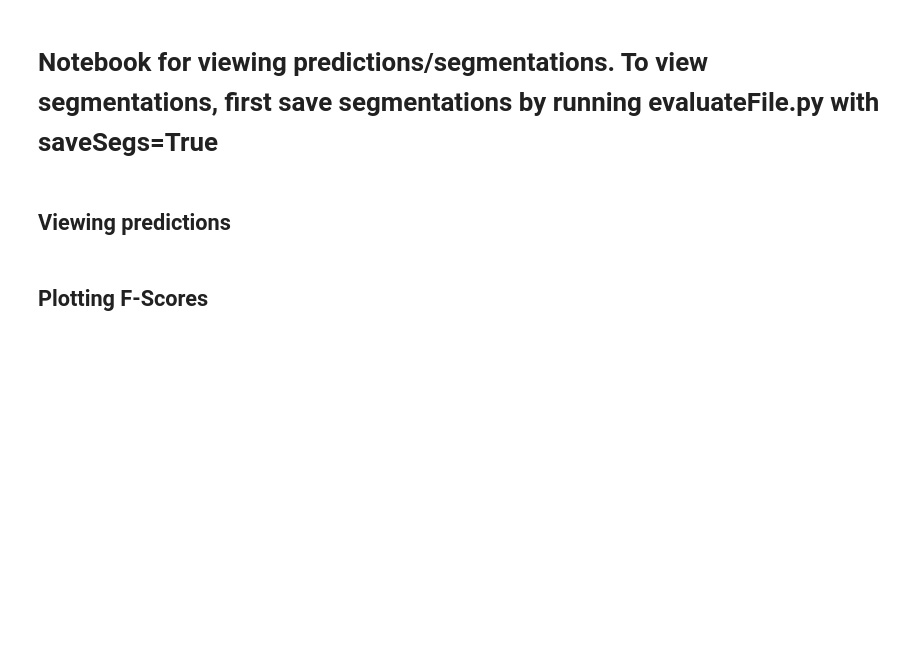
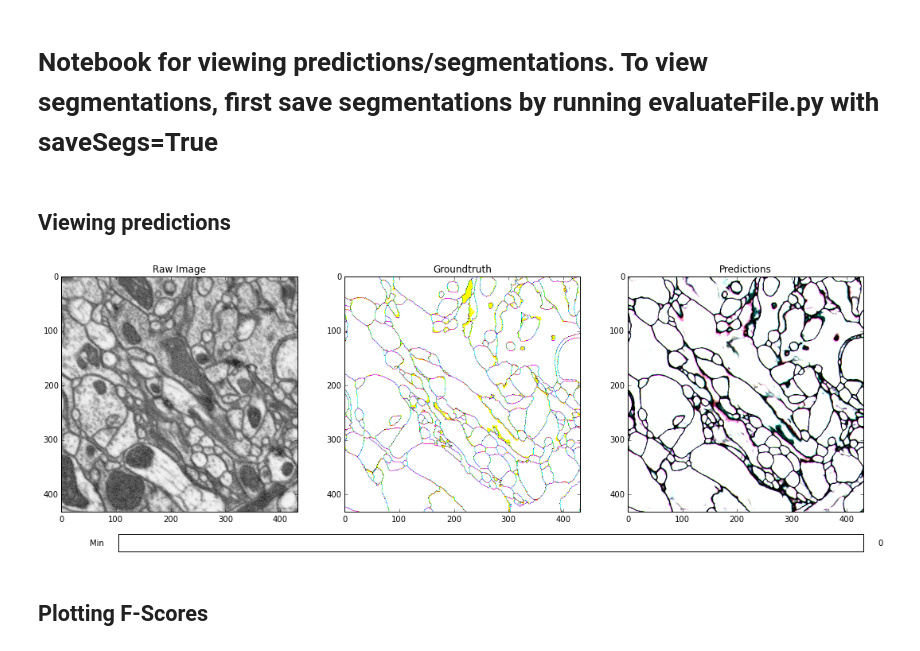
Before and after one commit to csinva/conv-net-scripts, a Jupyter notebook: visualization/view_outputs.ipynb, the cells around one changed output. Drawn from its saved outputs; the diff is of its cells as text; code cells hidden in the pictures; blank space fills up the shorter version.

```diff
--- a/visualization/view_outputs.ipynb
+++ b/visualization/view_outputs.ipynb
@@ -29,18 +32,20 @@ label_set = np.transpose(label_set,(1,2,3,0))
 # %%
 # preds
-train_or_test='test' # if changed, also reload im,labels
-iteration = 50000
+train_or_test='train' # if changed, also reload im,labels
+iteration = 200000
 folder = 'ave' # 2 for fibsem 2, ave for average, ...
-hdf5_pred_file = '/tier2/turaga/singhc/'+train_or_test+'/output_'+str(iteration)+'/tstvol-2_'+folder+'.h5'
+hdf5_pred_file = '/tier2/turaga/singhc/'+train_or_test+'/output_'+str(iteration)+'/tstvol-1_'+folder+'.h5'
 hdf5_aff = h5py.File(hdf5_pred_file, 'r')
 aff = np.asarray(hdf5_aff['main'],dtype='float32')
 
 # transpose so they match image
 aff = np.transpose(aff,(1,2,3,0))
 
 im,label_set=trim(im,label_set,aff)
 
 display_preds(im, label_set, aff, im_size=432, im2_size=432)
+# %% [output]
+[figure, added]
 # %% [markdown]
 ## Plotting F-Scores
 # %%
```
Also changed, not shown: parts of 6 cells of this notebook, 11 other files.
